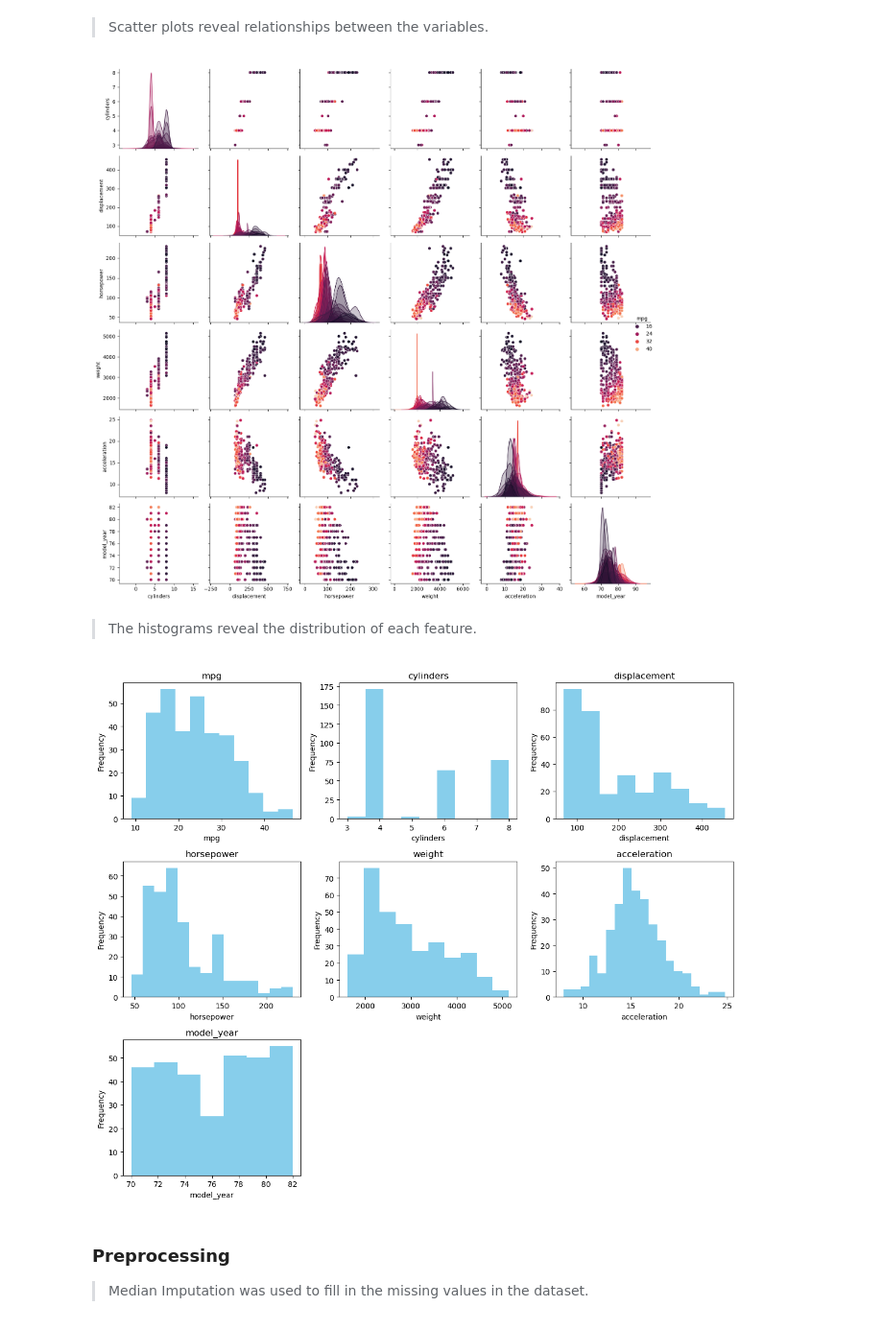
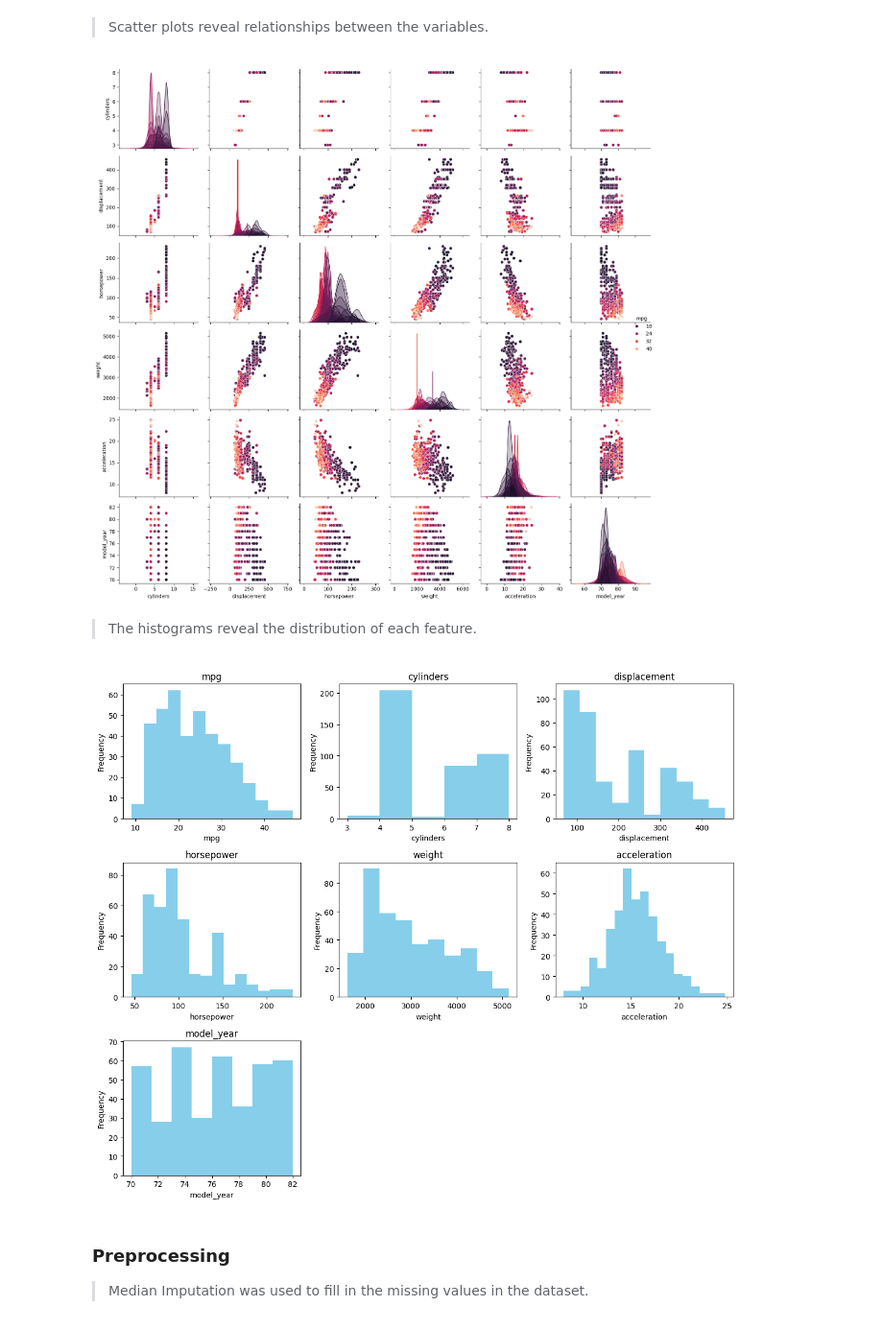
Before and after one commit to R-802/AIML231_T1_2024, a Jupyter notebook: Assignment_3/AIML231 Assignment 3.ipynb, the cells around one changed output. Shown at 96% size. Drawn from its saved outputs; the diff is of its cells as text; code cells hidden in the pictures.

```diff
--- a/Assignment_3/AIML231 Assignment 3.ipynb
+++ b/Assignment_3/AIML231 Assignment 3.ipynb
@@ -62,28 +81,28 @@ Number of numerical features: 6
 import matplotlib.pyplot as plt
 import seaborn as sns
 
-sns.pairplot(train, diag_kind='kde', hue='mpg', palette="rocket")
+sns.pairplot(df, diag_kind='kde', hue='mpg', palette="rocket")
 plt.tight_layout()
 plt.show()
 # %% [output]
-[figure, old version]
+[figure, new version]
 # %% [markdown]
 > The histograms reveal the distribution of each feature.
 # %%
 plt.style.use('seaborn-v0_8-muted')
-axarr = train.hist(bins='fd', figsize=(12, 10), color='skyblue', grid=False)
-n_cols = len(train.columns)
+axarr = df.hist(bins='fd', figsize=(12, 10), color='skyblue', grid=False)
+n_cols = len(df.columns)
 axes = axarr.flatten()
 
 for i, ax in enumerate(axes):
     ax.set_ylabel('Frequency')
     if i >= len(axes) - n_cols:
         ax.set_xlabel(ax.get_title())
 
 plt.tight_layout()
 plt.show()
 # %% [output]
-[figure, old version]
+[figure, new version]
 # %% [markdown]
 ### Preprocessing
 > Median Imputation was used to fill in the missing values in the dataset.
```
Also changed, not shown: parts of 22 cells of this notebook, 1 other file.
